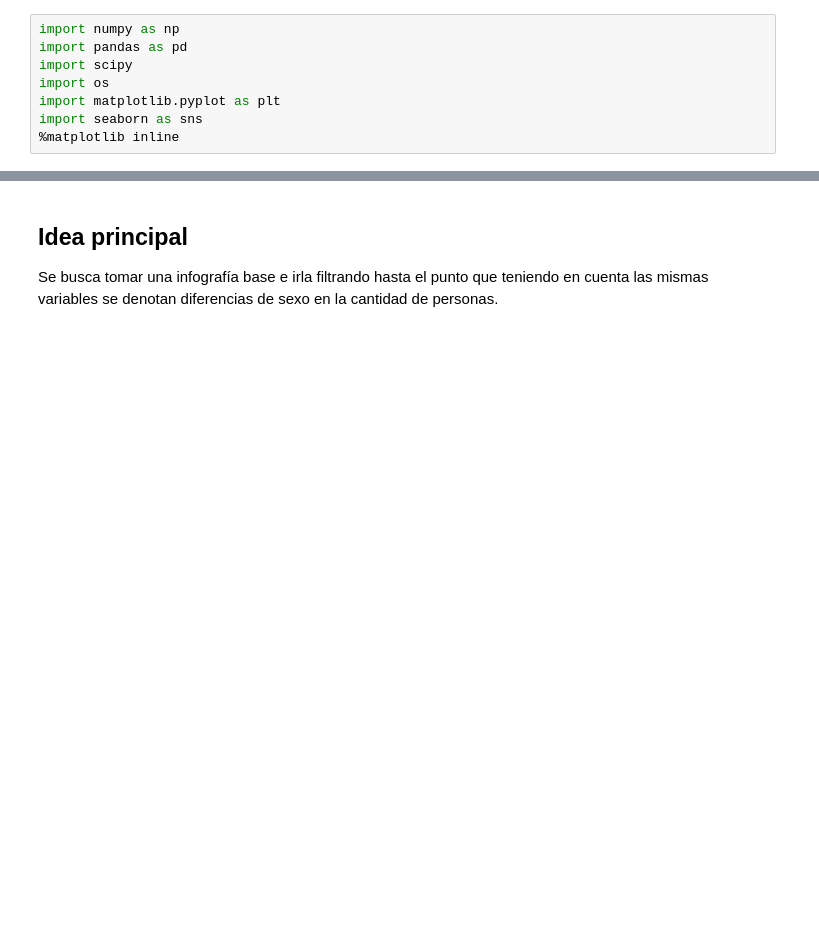
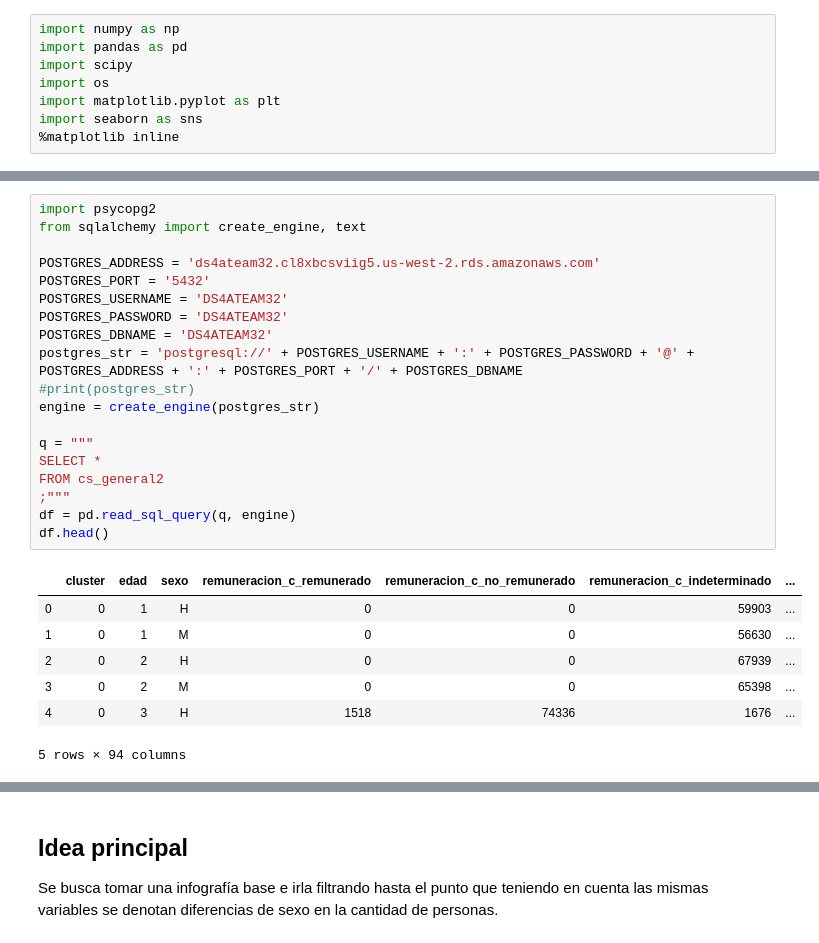
Before and after one commit to danielpesa7/DS4A_Project, a Jupyter notebook: Storyline.ipynb, the cells around one changed output, grey strips where cells are left out. Cells and saved outputs as stored; diff of their text form; blank space fills up the shorter version.

```diff
--- a/Storyline.ipynb
+++ b/Storyline.ipynb
@@ -70,0 +16,27 @@ df.head()
+# %%
+import psycopg2
+from sqlalchemy import create_engine, text
+
+POSTGRES_ADDRESS = 'ds4ateam32.cl8xbcsviig5.us-west-2.rds.amazonaws.com'
+POSTGRES_PORT = '5432'
+POSTGRES_USERNAME = 'DS4ATEAM32'
+POSTGRES_PASSWORD = 'DS4ATEAM32'
+POSTGRES_DBNAME = 'DS4ATEAM32'
+postgres_str = 'postgresql://' + POSTGRES_USERNAME + ':' + POSTGRES_PASSWORD + '@' + POSTGRES_ADDRESS + ':' + POSTGRES_PORT + '/' + POSTGRES_DBNAME
+#print(postgres_str)
+engine = create_engine(postgres_str)
+
+q = """
+SELECT *
+FROM cs_general2
+;"""
+df = pd.read_sql_query(q, engine)
+df.head()
+# %% [output]
+|  | cluster | edad | sexo | remuneracion_c_remunerado | remuneracion_c_no_remunerado | remuneracion_c_indeterminado | ... |
+| 0 | 0 | 1 | H | 0 | 0 | 59903 | ... |
+| 1 | 0 | 1 | M | 0 | 0 | 56630 | ... |
+| 2 | 0 | 2 | H | 0 | 0 | 67939 | ... |
+| 3 | 0 | 2 | M | 0 | 0 | 65398 | ... |
+| 4 | 0 | 3 | H | 1518 | 74336 | 1676 | ... |
+5 rows × 94 columns
```
Also changed, not shown: parts of 41 cells of this notebook.
